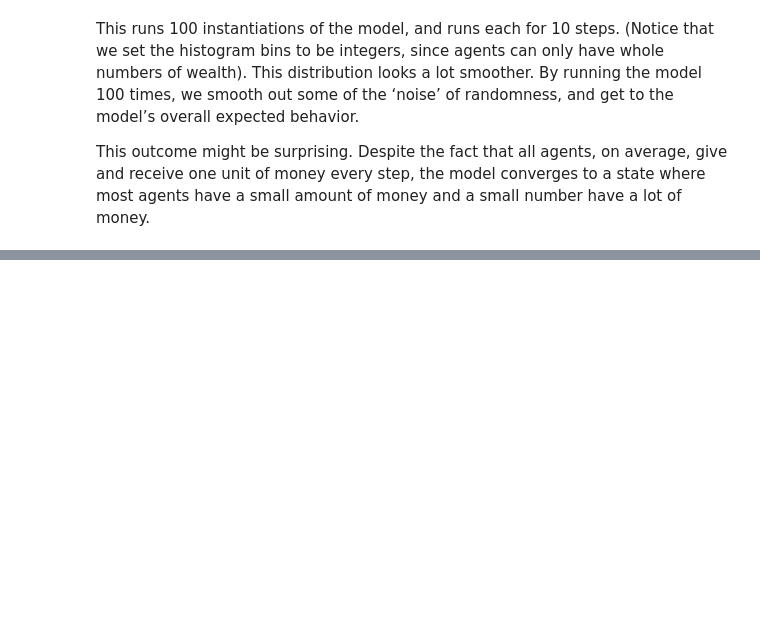
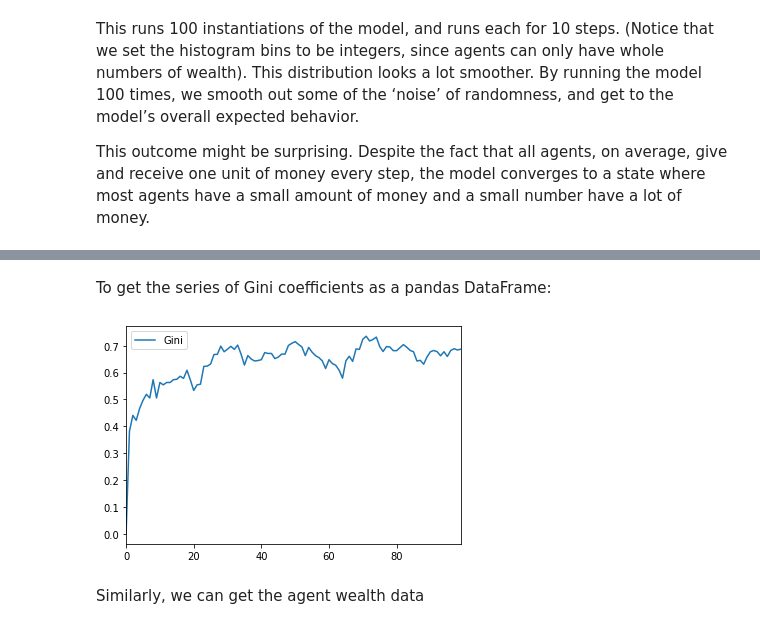
Before and after one commit to Oscarhg42/MBA-Consumidor-Post-Keynesiano, a Jupyter notebook: code/example/Mesa_example(learning).ipynb, the cells around one changed output, grey strips where cells are left out. Saved outputs shown, nothing was run; the diff lists cells and outputs as text; code cells hidden in the pictures; blank space fills up the shorter version.

```diff
--- a/code/example/Mesa_example(learning).ipynb
+++ b/code/example/Mesa_example(learning).ipynb
@@ -185,0 +376,9 @@ This outcome might be surprising. Despite the fact that all agents, on average,
+# %%
+from mesa.datacollection import DataCollector
+
+def compute_gini(model):
+    agent_wealths = [agent.wealth for agent in model.schedule.agents]
+    x = sorted(agent_wealths)
+    N = model.num_agents
+    B = sum( xi * (N-i) for i,xi in enumerate(x) ) / (N*sum(x))
+    return (1 + (1/N) - 2*B)
@@ -185,0 +439,14 @@ This outcome might be surprising. Despite the fact that all agents, on average,
+# %%
+model = MoneyModel(50, 10, 10)
+for i in range(100):
+    model.step()
+# %% [markdown]
+To get the series of Gini coefficients as a pandas DataFrame:
+# %%
+gini = model.datacollector.get_model_vars_dataframe()
+gini.plot()
+plt.show()
+# %% [output]
+[figure, added]
+# %% [markdown]
+Similarly, we can get the agent wealth data
```
Also changed, not shown: parts of 49 cells of this notebook.
